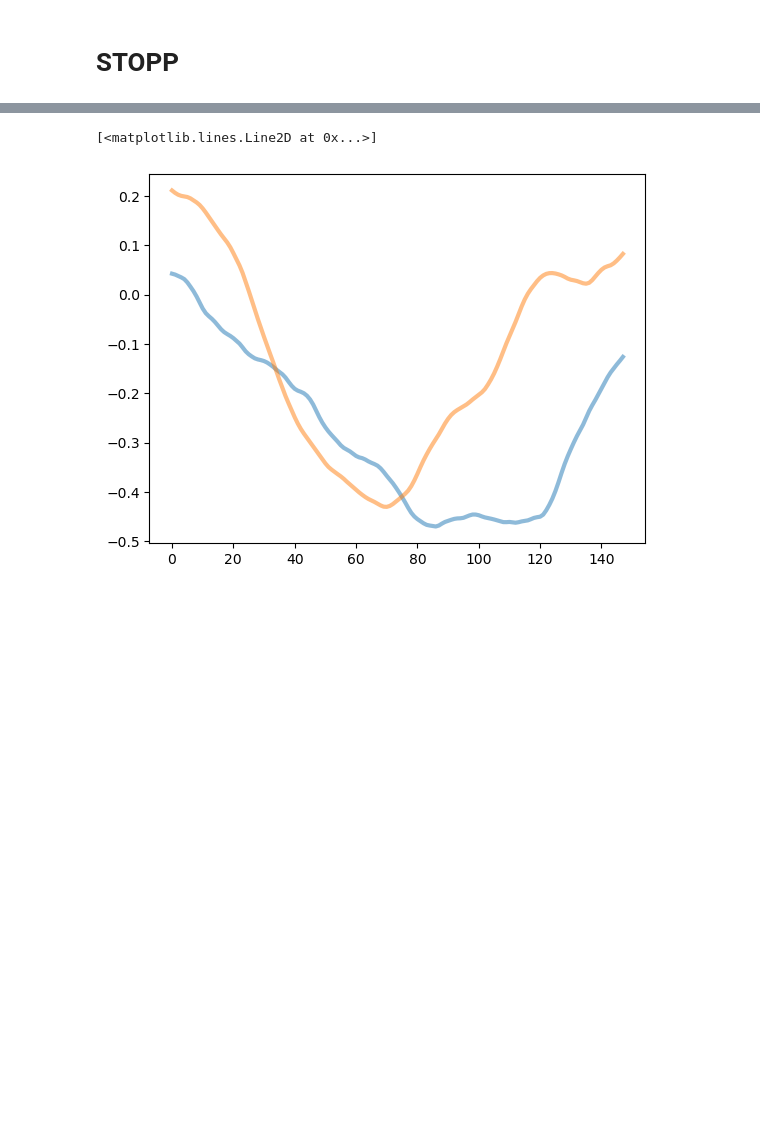
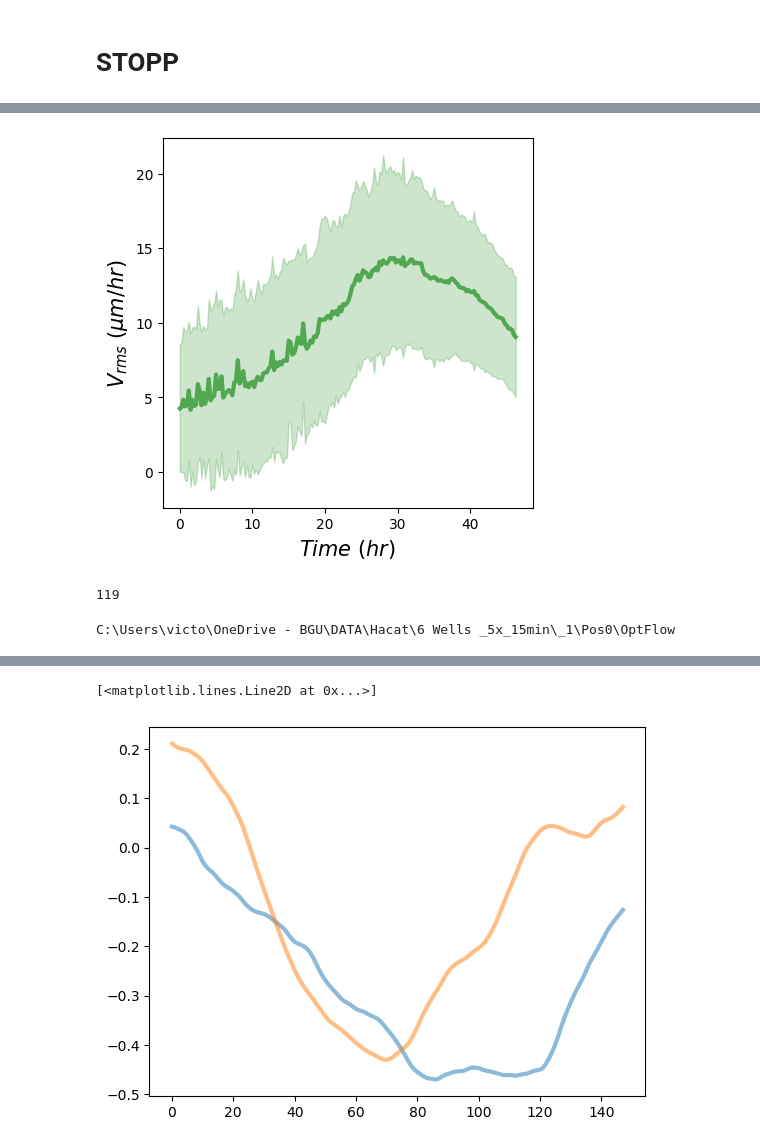
Before and after one commit to viciya/nematics, a Jupyter notebook: nematics/journals/flow_on_defects.ipynb, the cells around one changed output, grey strips where cells are left out. Cells and saved outputs as stored; diff of their text form; code cells hidden in the pictures; blank space fills up the shorter version.

```diff
--- a/nematics/journals/flow_on_defects.ipynb
+++ b/nematics/journals/flow_on_defects.ipynb
@@ -60,0 +217,39 @@ df_minus.groupby('frame').size().plot(linewidth=3, alpha=.5, color="b")
+# %%
+# test time evolution of velocity
+%matplotlib inline
+vrms = np.array([np.mean((uu**2 + vv**2)**.5) for (uu,vv) in zip(u,v)])
+std = np.array([np.std((uu**2 + vv**2)**.5) for (uu,vv) in zip(u,v)])
+
+plt.plot(np.arange(len(vrms))/4, vrms*0.9*4, "g", linewidth=3, alpha=.6)
+plt.fill_between(np.arange(len(vrms))/4, (vrms-std)*0.9*4, (vrms+std)*0.9*4, color="g", alpha=.2)
+plt.xlabel("$Time ~(hr)$", fontsize=15)
+plt.ylabel("$V_{rms} ~(\mu m/hr)$", fontsize=15)
+plt.gca().set_box_aspect(1)
+# plt.ylim(0, 12)
+# %% [output]
+[figure, added]
+# %%
+len(vel_list)
+# %% [output]
+119
+# %%
+# Save the velocities as npy files
+folder = os.path.join(
+    str(Path(image_list[0]).parents[0]),
+    'OptFlow')
+print(folder)
+os.makedirs(folder, exist_ok=True)
+
+for i in range(len(vel_list)):
+    # print("Saving velocities for frame {}".format(i))
+
+    save_path = folder + r"\{}.npy".format(first_frame+i)
+    # os.makedirs(os.path.dirname(folder), exist_ok=True)
+
+    np.save(
+        save_path,
+        np.stack((vel_list[i][0], vel_list[i][1]), axis=-1).astype(np.float16),
+    )
+    # break
+# %% [output]
+C:\Users\victo\OneDrive - BGU\DATA\Hacat\6 Wells _5x_15min\_1\Pos0\OptFlow
```
Also changed, not shown: parts of 21 cells of this notebook, 7 other files.
